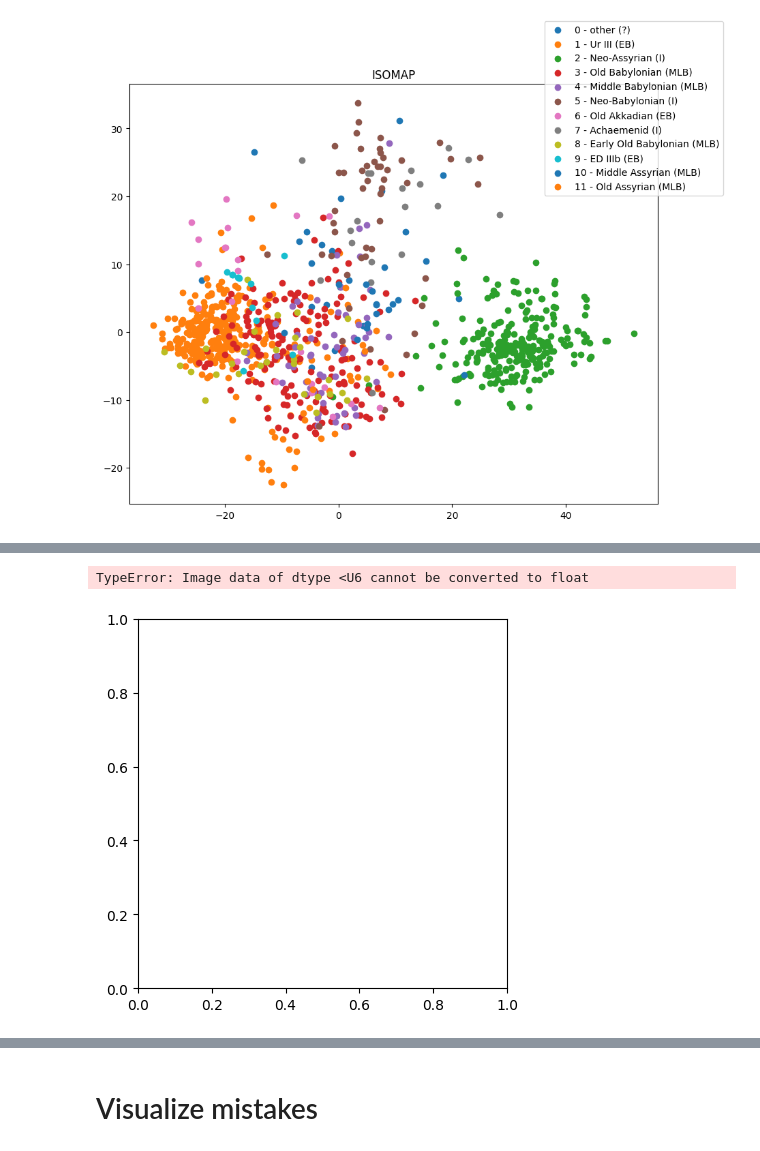
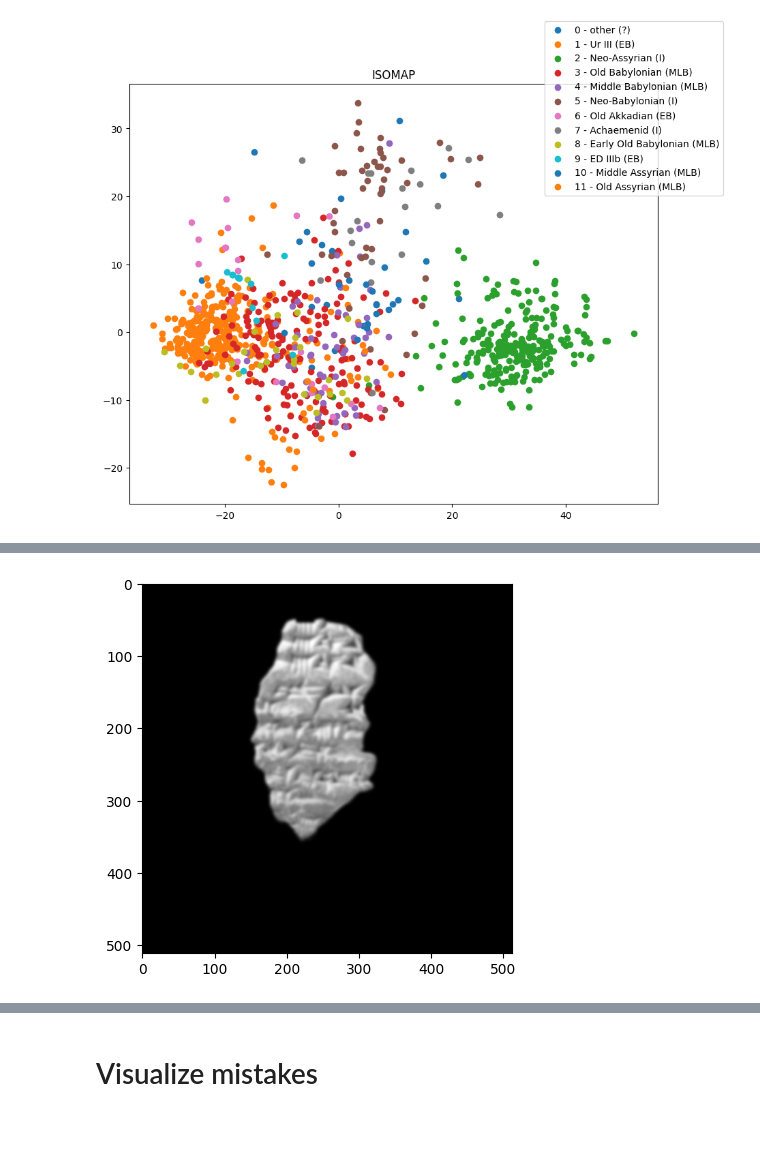
Before and after one commit to daniellekap/ShapingHistory, a Jupyter notebook: 6.1 test period classifier - greyscale tablets.ipynb, the cells around one changed output, grey strips where cells are left out. Saved outputs shown, nothing was run; the diff lists cells and outputs as text; code cells hidden in the pictures.

```diff
--- a/6.1 test period classifier - greyscale tablets.ipynb
+++ b/6.1 test period classifier - greyscale tablets.ipynb
@@ -445,8 +441,7 @@ plt.savefig(scatter_pdf_path, format='pdf')
 # %%
 ID = np.random.choice(np.where(y_true == 2)[0])
-plt.imshow(ds_test[ID][0], cmap='gray');
+plt.imshow(ds_test[ID][1], cmap='gray');
 # %% [output]
-TypeError: Image data of dtype <U6 cannot be converted to float
-[figure, old version]
+[figure, new version]
 # %%
 ID = np.random.choice(np.where(y_true == 5)[0])
```
Also changed, not shown: parts of 11 cells of this notebook, 2 other files.
